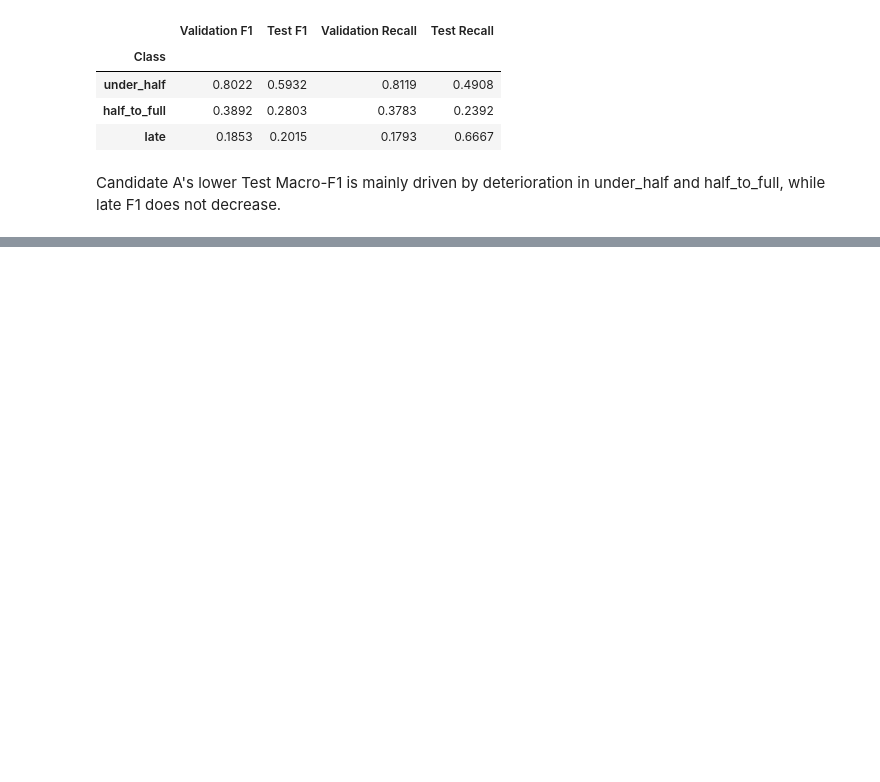
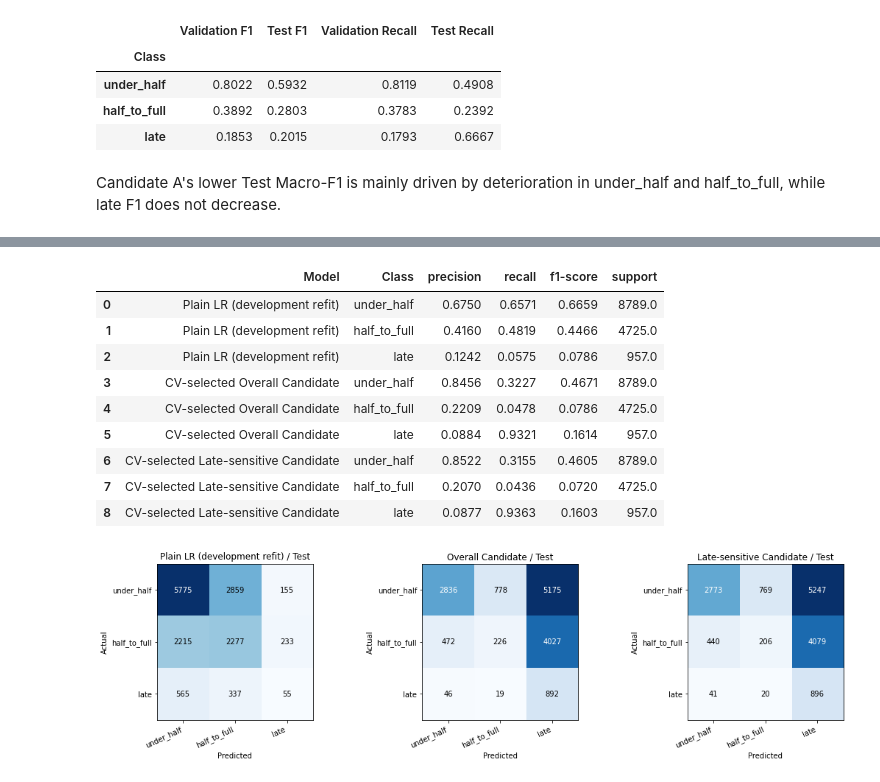
Before and after one commit to zhuamnq/Team2_IT5006_Ecommerce_Analytics_AY2627Sem1, a Jupyter notebook: notebooks/04_classification_late_delivery.ipynb, the cells around one changed output, grey strips where cells are left out. Cells and saved outputs as stored; diff of their text form; code cells hidden in the pictures; blank space fills up the shorter version.

```diff
--- a/notebooks/04_classification_late_delivery.ipynb
+++ b/notebooks/04_classification_late_delivery.ipynb
@@ -672,0 +965,33 @@ Candidate A was the best validation-selected tuned model, while plain LR achieve
+# %%
+assert development[delivery_col].lt(test_cutoff).all()
+final_preprocessor = clone(logistic_preprocessor).fit(development[features])
+X_final_fit = csr_matrix(final_preprocessor.transform(development[features]))
+X_final_test = csr_matrix(final_preprocessor.transform(test_df[features]))
+final_configs = {"Plain LR (development refit)": {"C": 1.0, "Weight": "None"}, **frozen_cv_candidates}
+final_cv_models, final_test_results, final_test_cache = {}, {}, {}
+final_metric_rows, final_report_rows = [], []
+for label, config in final_configs.items():
+    key = (config["C"], config["Weight"])
+    if key not in final_test_cache:
+        estimator = clone(logistic_model.named_steps["model"]).set_params(
+            C=config["C"], class_weight=lr_class_weight(config["Weight"]), max_iter=4000)
+        with warnings.catch_warnings():
+            warnings.simplefilter("error", ConvergenceWarning)
+            estimator.fit(X_final_fit, development[TARGET])
+        final_cv_models[key] = Pipeline([("preprocessor", final_preprocessor), ("model", estimator)])
+        final_test_cache[key] = evaluate_cv_classifier(estimator, X_final_test, test_df[TARGET])
+    result = final_test_cache[key]
+    final_test_results[label] = result
+    final_metric_rows.append({"Model": label, **config, **{k: result[k] for k in CV_METRICS},
+                             "Predicted Late Share (%)": 100 * result["Predicted Late Share"]})
+    final_report_rows.append(result["report"].assign(Model=label))
+final_test_metrics = pd.DataFrame(final_metric_rows)
+final_test_per_class = pd.concat(final_report_rows).rename_axis("Class").reset_index()
+display(final_test_metrics.round(4))
+display(final_test_per_class[["Model", "Class", "precision", "recall", "f1-score", "support"]].round(4))
+
+fig, axes = plt.subplots(1, len(final_test_results), figsize=(15, 4), constrained_layout=True)
+for ax, (label, result) in zip(axes, final_test_results.items()):
+    plot_confusion_matrix(result["matrix"], ax, label.replace("CV-selected ", "") + " / Test")
+plt.show()
+# %% [output]
@@ -672,0 +1002,11 @@ Candidate A was the best validation-selected tuned model, while plain LR achieve
+|  | Model | Class | precision | recall | f1-score | support |
+| 0 | Plain LR (development refit) | under_half | 0.6750 | 0.6571 | 0.6659 | 8789.0 |
+| 1 | Plain LR (development refit) | half_to_full | 0.4160 | 0.4819 | 0.4466 | 4725.0 |
+| 2 | Plain LR (development refit) | late | 0.1242 | 0.0575 | 0.0786 | 957.0 |
+| 3 | CV-selected Overall Candidate | under_half | 0.8456 | 0.3227 | 0.4671 | 8789.0 |
+| 4 | CV-selected Overall Candidate | half_to_full | 0.2209 | 0.0478 | 0.0786 | 4725.0 |
+| 5 | CV-selected Overall Candidate | late | 0.0884 | 0.9321 | 0.1614 | 957.0 |
+| 6 | CV-selected Late-sensitive Candidate | under_half | 0.8522 | 0.3155 | 0.4605 | 8789.0 |
+| 7 | CV-selected Late-sensitive Candidate | half_to_full | 0.2070 | 0.0436 | 0.0720 | 4725.0 |
+| 8 | CV-selected Late-sensitive Candidate | late | 0.0877 | 0.9363 | 0.1603 | 957.0 |
+[figure, added]
```
Also changed, not shown: parts of 47 cells of this notebook.
